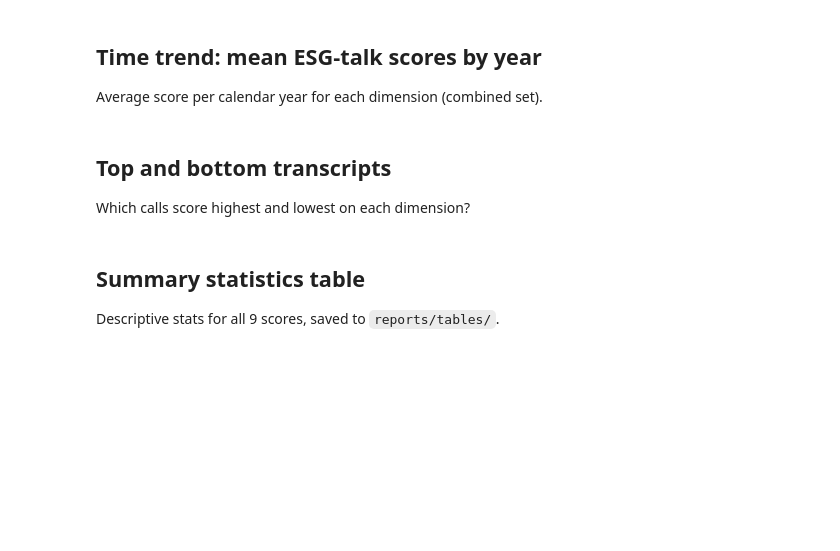
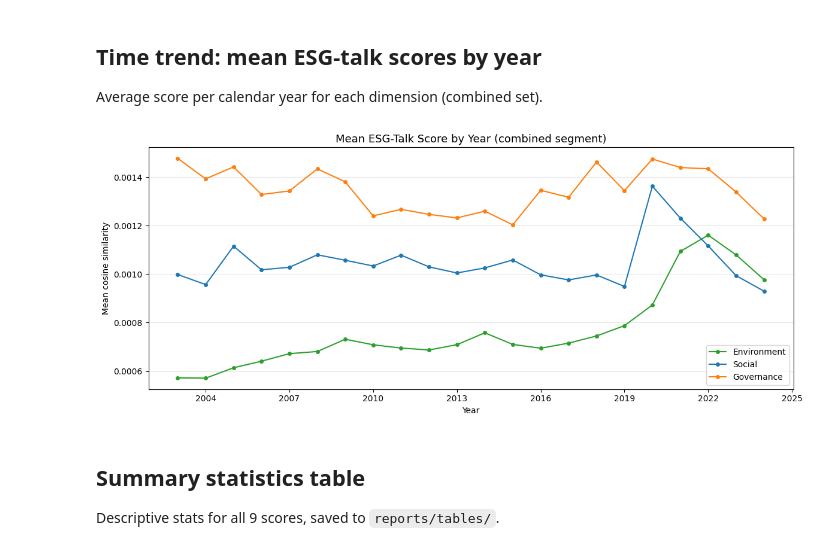
Before and after one commit to BastianKoch/Textual-analysis-project, a Jupyter notebook: notebooks/4.0-bk-esg-talk-exploration.ipynb, the cells around one changed output. Drawn from its saved outputs; the diff is of its cells as text; code cells hidden in the pictures; blank space fills up the shorter version.

```diff
--- a/notebooks/4.0-bk-esg-talk-exploration.ipynb
+++ b/notebooks/4.0-bk-esg-talk-exploration.ipynb
@@ -48,23 +50,11 @@ print("Config ready.")
 
 Load `esg_talk.csv` and merge with the call-level metadata (date, ticker, company name) from `list_earnings_calls_group_project_upload.csv`.
 # %%
-# ESG talk scores
-df_talk = pd.read_csv(PROC_DIR / "esg_talk.csv", dtype={"transcript_id": str})
+# ESG talk scores — firm metadata already included in the CSV
+df = pd.read_csv(PROC_DIR / "esg_talk.csv",
+                 dtype={"permco": str, "permno": str, "gvkey": str})
+df["year_call"] = df["year_call"].astype(int)
 
-# Call metadata
-df_meta = pd.read_csv(RAW_DIR / "list_earnings_calls_group_project_upload.csv",
-                      dtype=str)
-df_meta["transcript_id"] = df_meta["filename"].str.replace(r"\.txt$", "", regex=True)
-df_meta["year_call"]     = df_meta["year_call"].astype(int)
-
-# Merge
-df = df_talk.merge(
-    df_meta[["transcript_id", "comnam", "gvkey", "permno",
-             "year_call", "month_call", "day_call", "date_call"]],
-    on="transcript_id", how="left"
-)
-
-matched = df["comnam"].notna().sum()
-print(f"Rows: {len(df):,}   Metadata matched: {matched:,}   Unmatched: {len(df)-matched:,}")
-print(f"\nYear range: {df['year_call'].min()} – {df['year_call'].max()}")
+print(f"Rows: {len(df):,}   Columns: {len(df.columns)}")
+print(f"Year range: {df['year_call'].min()} – {df['year_call'].max()}")
 df[ALL_SCORE_COLS].describe()
@@ -157,30 +170,23 @@ Average score per calendar year for each dimension (combined set).
 # %%
 annual = (df.groupby("year_call")[SCORE_COLS["combined"]]
             .mean()
             .reset_index())
 
 fig, ax = plt.subplots(figsize=(12, 5))
 for corp in CORPORA:
     col = f"{corp}_talk_combined"
     ax.plot(annual["year_call"], annual[col],
             marker="o", markersize=4, label=CORPUS_LABELS[corp],
             color=COLORS[corp])
 
 ax.set_title("Mean ESG-Talk Score by Year (combined segment)", fontsize=13)
 ax.set_xlabel("Year")
 ax.set_ylabel("Mean cosine similarity")
 ax.legend()
 ax.xaxis.set_major_locator(mticker.MaxNLocator(integer=True))
 ax.grid(axis="y", alpha=0.3)
 fig.tight_layout()
 fig.savefig(FIG_DIR / "esg_talk_time_trend.png", dpi=150, bbox_inches="tight")
 plt.show()
-
-# Also display as table
-annual.set_index("year_call").rename(columns={
-    f"{c}_talk_combined": CORPUS_LABELS[c] for c in CORPORA
-})
+# %% [output]
+[figure, added]
-# %% [markdown]
-## Top and bottom transcripts
-
-Which calls score highest and lowest on each dimension?
```
Also changed, not shown: parts of 7 cells of this notebook, 1 other file.
